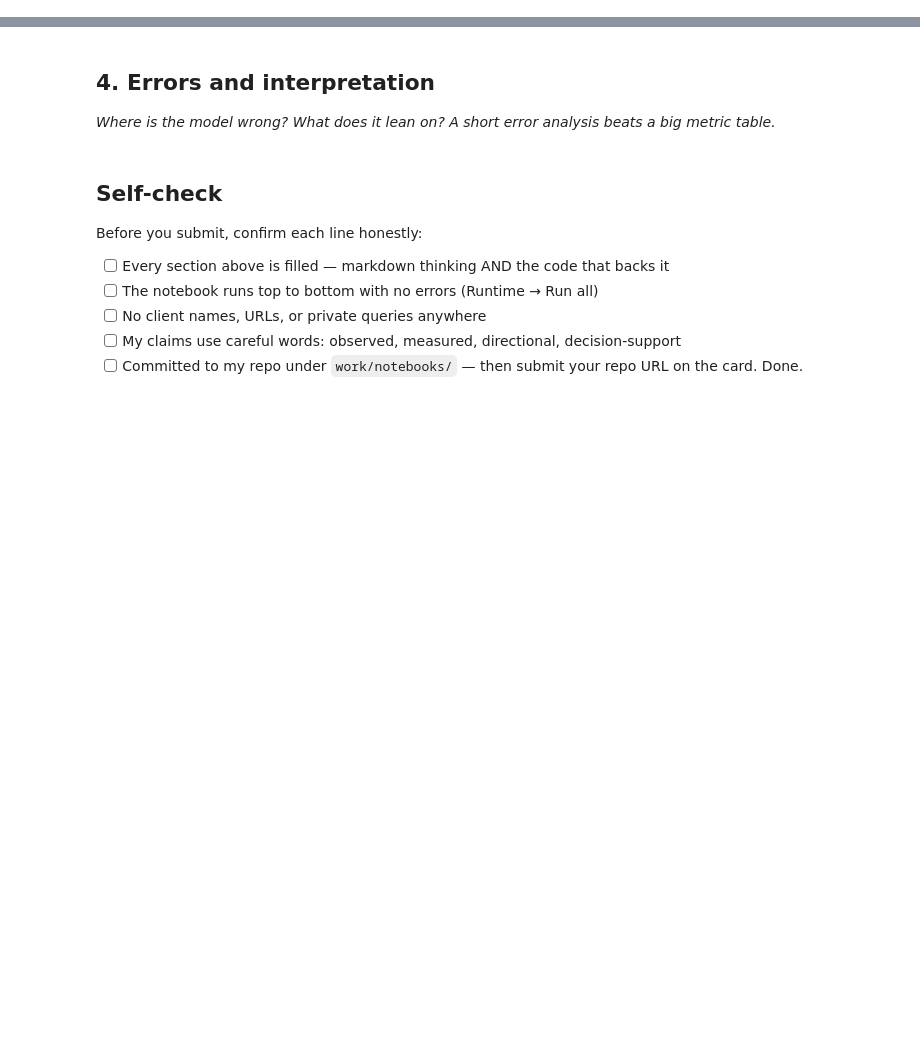
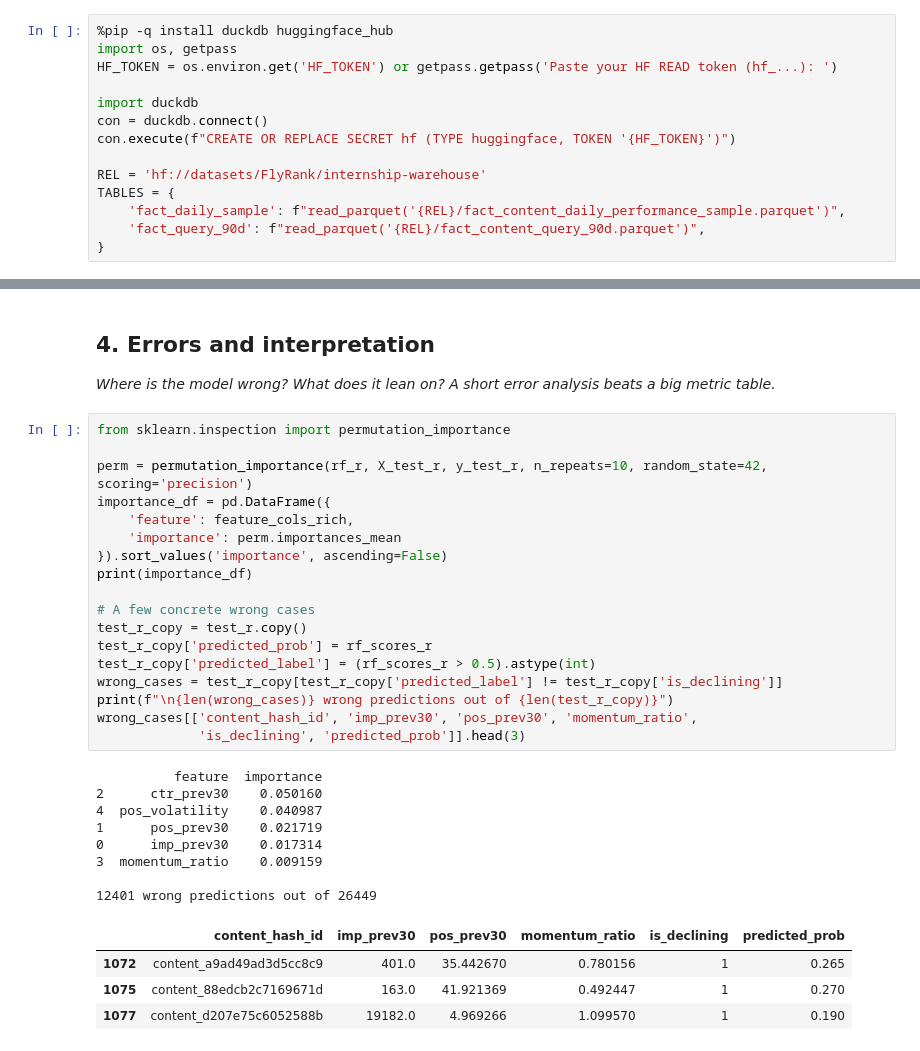
Before and after one commit to khaled-dragon/ML-intern, a Jupyter notebook: work/notebooks/w05_model.ipynb, the cells around one changed output, grey strips where cells are left out. Cells and saved outputs as stored; diff of their text form; blank space fills up the shorter version.

```diff
--- a/work/notebooks/w05_model.ipynb
+++ b/work/notebooks/w05_model.ipynb
@@ -12,0 +21,14 @@ This skeleton is yours to fill. Work the sections **in order** — each one has
+# %%
+%pip -q install duckdb huggingface_hub
+import os, getpass
+HF_TOKEN = os.environ.get('HF_TOKEN') or getpass.getpass('Paste your HF READ token (hf_...): ')
+
+import duckdb
+con = duckdb.connect()
+con.execute(f"CREATE OR REPLACE SECRET hf (TYPE huggingface, TOKEN '{HF_TOKEN}')")
+
+REL = 'hf://datasets/FlyRank/internship-warehouse'
+TABLES = {
+    'fact_daily_sample': f"read_parquet('{REL}/fact_content_daily_performance_sample.parquet')",
+    'fact_query_90d': f"read_parquet('{REL}/fact_content_query_90d.parquet')",
+}
@@ -22,13 +408,34 @@ This skeleton is yours to fill. Work the sections **in order** — each one has
 ## 4. Errors and interpretation
 
 *Where is the model wrong? What does it lean on? A short error analysis beats a big metric table.*
-# %% [markdown]
-## Self-check
-
-Before you submit, confirm each line honestly:
-
-- [ ] Every section above is filled — markdown thinking AND the code that backs it
-- [ ] The notebook runs top to bottom with no errors (Runtime → Run all)
-- [ ] No client names, URLs, or private queries anywhere
-- [ ] My claims use careful words: observed, measured, directional, decision-support
-- [ ] Committed to my repo under `work/notebooks/` — then submit your repo URL on the card. Done.
+# %%
+from sklearn.inspection import permutation_importance
+
+perm = permutation_importance(rf_r, X_test_r, y_test_r, n_repeats=10, random_state=42, scoring='precision')
+importance_df = pd.DataFrame({
+    'feature': feature_cols_rich,
+    'importance': perm.importances_mean
+}).sort_values('importance', ascending=False)
+print(importance_df)
+
+# A few concrete wrong cases
+test_r_copy = test_r.copy()
+test_r_copy['predicted_prob'] = rf_scores_r
+test_r_copy['predicted_label'] = (rf_scores_r > 0.5).astype(int)
+wrong_cases = test_r_copy[test_r_copy['predicted_label'] != test_r_copy['is_declining']]
+print(f"\n{len(wrong_cases)} wrong predictions out of {len(test_r_copy)}")
+wrong_cases[['content_hash_id', 'imp_prev30', 'pos_prev30', 'momentum_ratio',
+             'is_declining', 'predicted_prob']].head(3)
+# %% [output]
+          feature  importance
+2      ctr_prev30    0.050160
+4  pos_volatility    0.040987
+1      pos_prev30    0.021719
+0      imp_prev30    0.017314
+3  momentum_ratio    0.009159
+
+12401 wrong predictions out of 26449
+|  | content_hash_id | imp_prev30 | pos_prev30 | momentum_ratio | is_declining | predicted_prob |
+| 1072 | content_a9ad49ad3d5cc8c9 | 401.0 | 35.442670 | 0.780156 | 1 | 0.265 |
+| 1075 | content_88edcb2c7169671d | 163.0 | 41.921369 | 0.492447 | 1 | 0.270 |
+| 1077 | content_d207e75c6052588b | 19182.0 | 4.969266 | 1.099570 | 1 | 0.190 |
```
Also changed, not shown: parts of 17 cells of this notebook.
